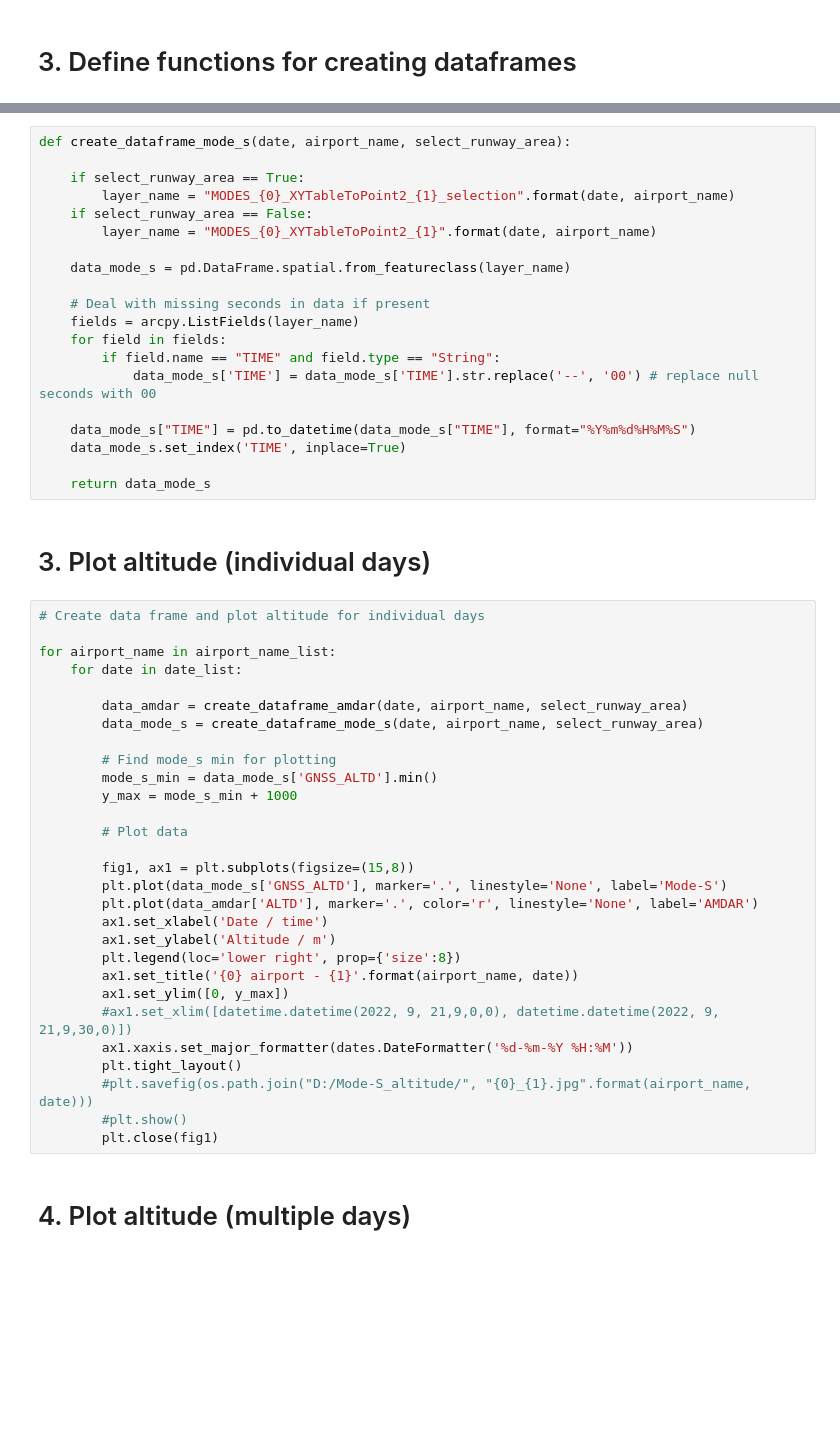
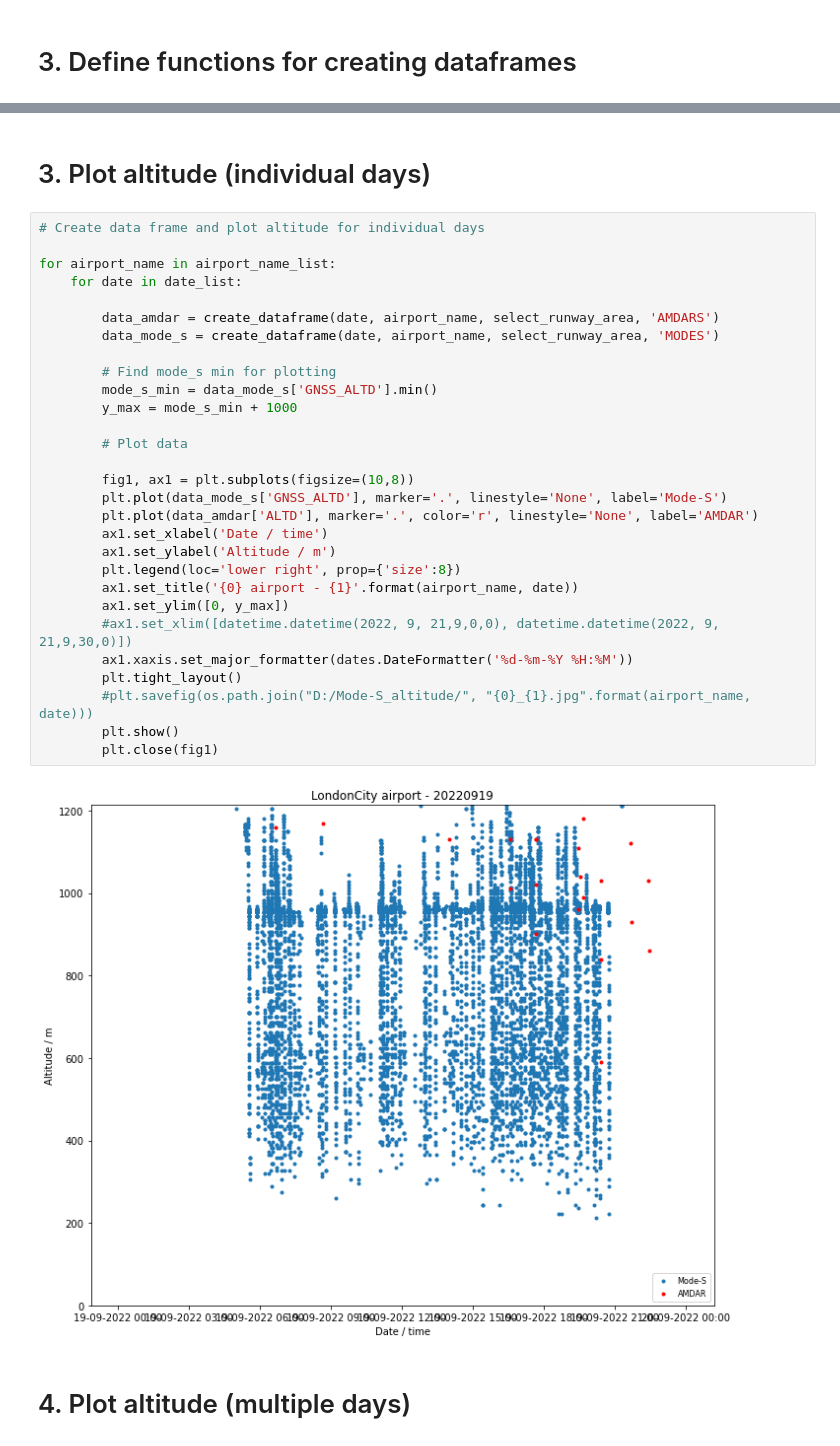
Before and after one commit to mo-gemmadaron/mode-s_amdar_UKairports, a Jupyter notebook: 3.Altitude_analysis.ipynb, the cells around one changed output, grey strips where cells are left out. Saved outputs shown, nothing was run; the diff lists cells and outputs as text; blank space fills up the shorter version.

```diff
--- a/3.Altitude_analysis.ipynb
+++ b/3.Altitude_analysis.ipynb
@@ -60,54 +66,36 @@ def create_dataframe_amdar(date, airport_name, select_runway_area):
-# %%
-def create_dataframe_mode_s(date, airport_name, select_runway_area):
-
-    if select_runway_area == True:
-        layer_name = "MODES_{0}_XYTableToPoint2_{1}_selection".format(date, airport_name)
-    if select_runway_area == False:
-        layer_name = "MODES_{0}_XYTableToPoint2_{1}".format(date, airport_name)
-
-    data_mode_s = pd.DataFrame.spatial.from_featureclass(layer_name)
-
-    # Deal with missing seconds in data if present
-    fields = arcpy.ListFields(layer_name)
-    for field in fields:
-        if field.name == "TIME" and field.type == "String":
-            data_mode_s['TIME'] = data_mode_s['TIME'].str.replace('--', '00') # replace null seconds with 00
-
-    data_mode_s["TIME"] = pd.to_datetime(data_mode_s["TIME"], format="%Y%m%d%H%M%S")
-    data_mode_s.set_index('TIME', inplace=True)
-
-    return data_mode_s
 # %% [markdown]
 # 3. Plot altitude (individual days)
 # %%
 # Create data frame and plot altitude for individual days
 
 for airport_name in airport_name_list:
     for date in date_list:
 
-        data_amdar = create_dataframe_amdar(date, airport_name, select_runway_area)
-        data_mode_s = create_dataframe_mode_s(date, airport_name, select_runway_area)
+        data_amdar = create_dataframe(date, airport_name, select_runway_area, 'AMDARS')
+        data_mode_s = create_dataframe(date, airport_name, select_runway_area, 'MODES')
 
         # Find mode_s min for plotting
         mode_s_min = data_mode_s['GNSS_ALTD'].min()
         y_max = mode_s_min + 1000
 
         # Plot data
 
-        fig1, ax1 = plt.subplots(figsize=(15,8))
+        fig1, ax1 = plt.subplots(figsize=(10,8))
         plt.plot(data_mode_s['GNSS_ALTD'], marker='.', linestyle='None', label='Mode-S')
         plt.plot(data_amdar['ALTD'], marker='.', color='r', linestyle='None', label='AMDAR')
         ax1.set_xlabel('Date / time')
         ax1.set_ylabel('Altitude / m')
         plt.legend(loc='lower right', prop={'size':8})
         ax1.set_title('{0} airport - {1}'.format(airport_name, date))
         ax1.set_ylim([0, y_max])
         #ax1.set_xlim([datetime.datetime(2022, 9, 21,9,0,0), datetime.datetime(2022, 9, 21,9,30,0)])
         ax1.xaxis.set_major_formatter(dates.DateFormatter('%d-%m-%Y %H:%M'))
         plt.tight_layout()
         #plt.savefig(os.path.join("D:/Mode-S_altitude/", "{0}_{1}.jpg".format(airport_name, date)))
-        #plt.show()
+        plt.show()
         plt.close(fig1)
+# %% [output]
+[figure, added]
 # %% [markdown]
 # 4. Plot altitude (multiple days)
 # %%
```
Also changed, not shown: parts of 3 cells of this notebook, 1 other file.
